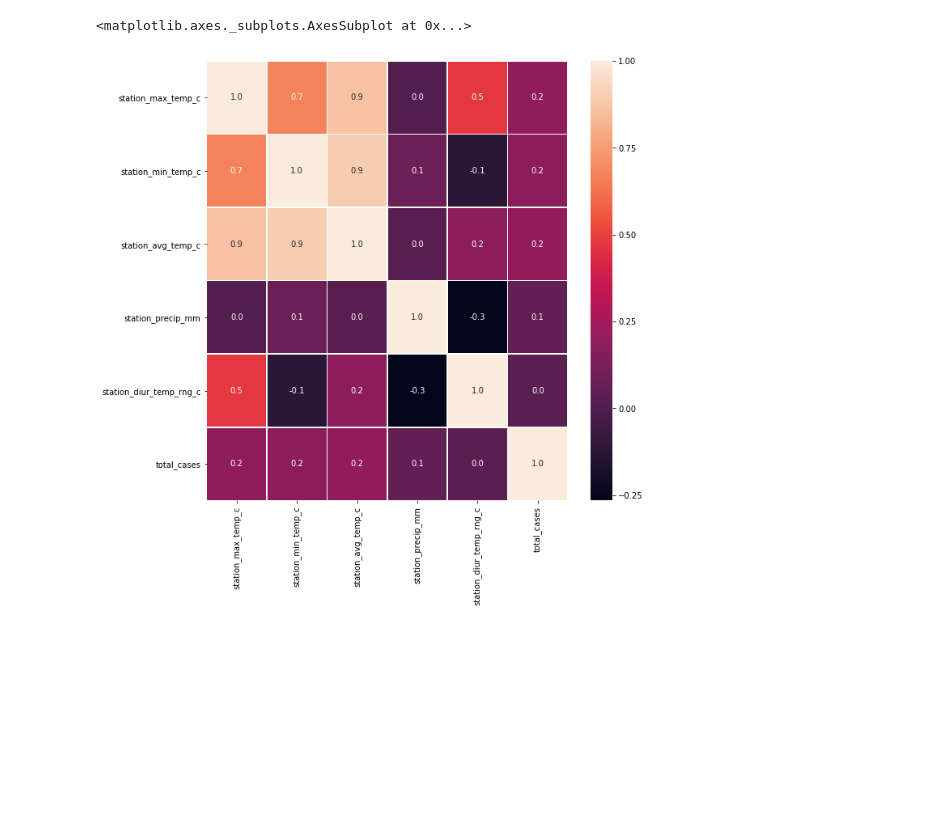
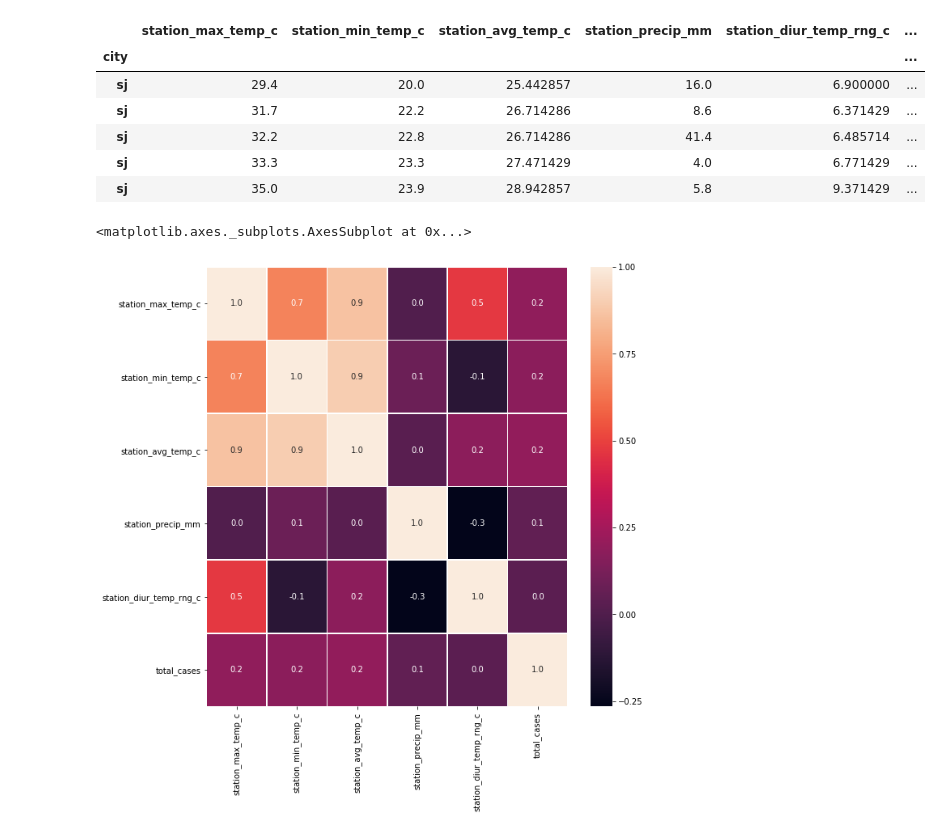
Before and after one commit to Thulana/DengueAI, a Jupyter notebook: DAI-test1.ipynb, the cells around one changed output. Cells and saved outputs as stored; diff of their text form; code cells hidden in the pictures; blank space fills up the shorter version.

```diff
--- a/DAI-test1.ipynb
+++ b/DAI-test1.ipynb
@@ -36,2 +78,12 @@ all_data = pd.concat([sj_train_features, sj_train_labels], axis=1)
+# %%
+all_data[weather_station_measurements +output].head()
+# %% [output]
+|  | station_max_temp_c | station_min_temp_c | station_avg_temp_c | station_precip_mm | station_diur_temp_rng_c | ... |
+| city |  |  |  |  |  | ... |
+| sj | 29.4 | 20.0 | 25.442857 | 16.0 | 6.900000 | ... |
+| sj | 31.7 | 22.2 | 26.714286 | 8.6 | 6.371429 | ... |
+| sj | 32.2 | 22.8 | 26.714286 | 41.4 | 6.485714 | ... |
+| sj | 33.3 | 23.3 | 27.471429 | 4.0 | 6.771429 | ... |
+| sj | 35.0 | 23.9 | 28.942857 | 5.8 | 9.371429 | ... |
 # %%
 #corelation with weather measurements
```
Also changed, not shown: parts of 8 cells of this notebook, 5 other files.
